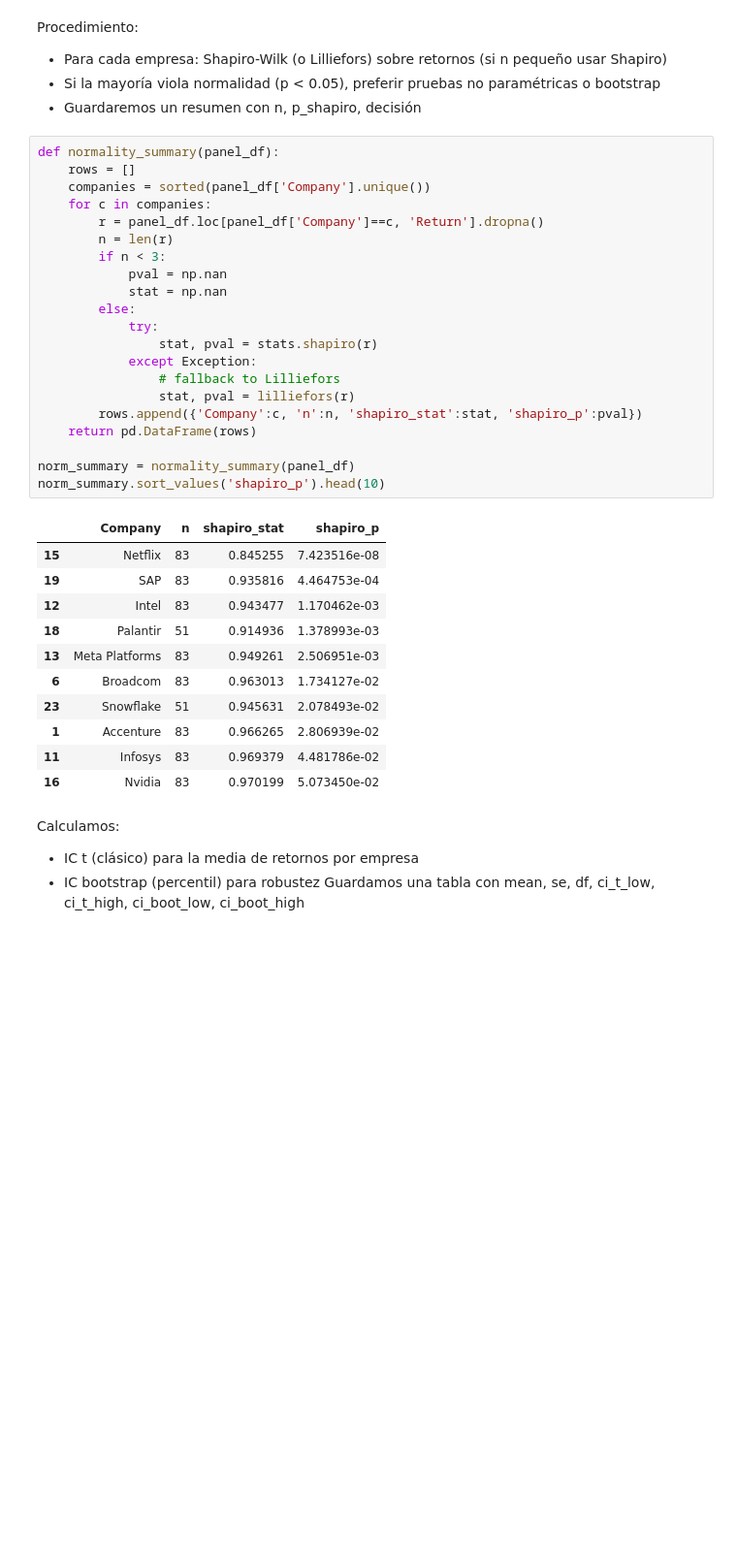
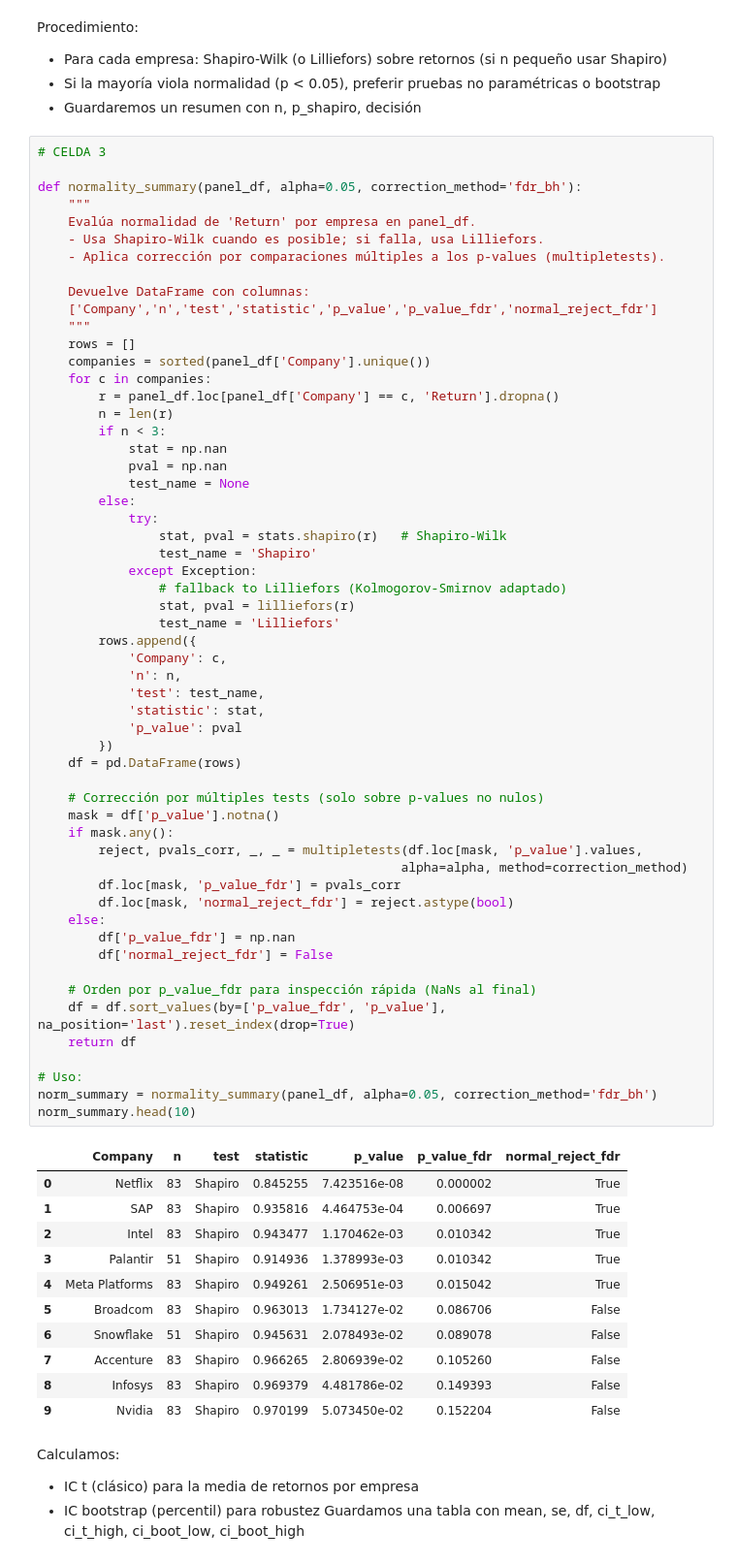
Before and after one commit to fabio2k3/AlphaTech-Analyzer, a Jupyter notebook: notebooks/inference.ipynb, the cells around one changed output. Shown at 97% size. Drawn from its saved outputs; the diff is of its cells as text; blank space fills up the shorter version.

```diff
--- a/notebooks/inference.ipynb
+++ b/notebooks/inference.ipynb
@@ -139,38 +251,73 @@ Procedimiento:
 - Si la mayoría viola normalidad (p < 0.05), preferir pruebas no paramétricas o bootstrap
 - Guardaremos un resumen con n, p_shapiro, decisión
 # %%
-def normality_summary(panel_df):
+# CELDA 3
+
+def normality_summary(panel_df, alpha=0.05, correction_method='fdr_bh'):
+    """
+    Evalúa normalidad de 'Return' por empresa en panel_df.
+    - Usa Shapiro-Wilk cuando es posible; si falla, usa Lilliefors.
+    - Aplica corrección por comparaciones múltiples a los p-values (multipletests).
+
+    Devuelve DataFrame con columnas:
+    ['Company','n','test','statistic','p_value','p_value_fdr','normal_reject_fdr']
+    """
     rows = []
     companies = sorted(panel_df['Company'].unique())
     for c in companies:
-        r = panel_df.loc[panel_df['Company']==c, 'Return'].dropna()
+        r = panel_df.loc[panel_df['Company'] == c, 'Return'].dropna()
         n = len(r)
         if n < 3:
+            stat = np.nan
             pval = np.nan
-            stat = np.nan
+            test_name = None
         else:
             try:
-                stat, pval = stats.shapiro(r)
+                stat, pval = stats.shapiro(r)   # Shapiro-Wilk
+                test_name = 'Shapiro'
             except Exception:
-                # fallback to Lilliefors
+                # fallback to Lilliefors (Kolmogorov-Smirnov adaptado)
                 stat, pval = lilliefors(r)
-        rows.append({'Company':c, 'n':n, 'shapiro_stat':stat, 'shapiro_p':pval})
-    return pd.DataFrame(rows)
+                test_name = 'Lilliefors'
+        rows.append({
+            'Company': c,
+            'n': n,
+            'test': test_name,
+            'statistic': stat,
+            'p_value': pval
+        })
+    df = pd.DataFrame(rows)
 
-norm_summary = normality_summary(panel_df)
-norm_summary.sort_values('shapiro_p').head(10)
+    # Corrección por múltiples tests (solo sobre p-values no nulos)
+    mask = df['p_value'].notna()
+    if mask.any():
+        reject, pvals_corr, _, _ = multipletests(df.loc[mask, 'p_value'].values,
+                                                alpha=alpha, method=correction_method)
+        df.loc[mask, 'p_value_fdr'] = pvals_corr
+        df.loc[mask, 'normal_reject_fdr'] = reject.astype(bool)
+    else:
+        df['p_value_fdr'] = np.nan
+        df['normal_reject_fdr'] = False
+
+    # Orden por p_value_fdr para inspección rápida (NaNs al final)
+    df = df.sort_values(by=['p_value_fdr', 'p_value'], na_position='last').reset_index(drop=True)
+    return df
+
+# Uso:
+norm_summary = normality_summary(panel_df, alpha=0.05, correction_method='fdr_bh')
+norm_summary.head(10)
 # %% [output]
-|  | Company | n | shapiro_stat | shapiro_p |
-| 15 | Netflix | 83 | 0.845255 | 7.423516e-08 |
-| 19 | SAP | 83 | 0.935816 | 4.464753e-04 |
-| 12 | Intel | 83 | 0.943477 | 1.170462e-03 |
-| 18 | Palantir | 51 | 0.914936 | 1.378993e-03 |
-| 13 | Meta Platforms | 83 | 0.949261 | 2.506951e-03 |
-| 6 | Broadcom | 83 | 0.963013 | 1.734127e-02 |
-| 23 | Snowflake | 51 | 0.945631 | 2.078493e-02 |
-| 1 | Accenture | 83 | 0.966265 | 2.806939e-02 |
-| 11 | Infosys | 83 | 0.969379 | 4.481786e-02 |
-| 16 | Nvidia | 83 | 0.970199 | 5.073450e-02 |
+|  | Company | n | test | statistic | p_value | p_value_fdr | normal_reject_fdr |
+| 0 | Netflix | 83 | Shapiro | 0.845255 | 7.423516e-08 | 0.000002 | True |
+| 1 | SAP | 83 | Shapiro | 0.935816 | 4.464753e-04 | 0.006697 | True |
+| 2 | Intel | 83 | Shapiro | 0.943477 | 1.170462e-03 | 0.010342 | True |
+| 3 | Palantir | 51 | Shapiro | 0.914936 | 1.378993e-03 | 0.010342 | True |
+| 4 | Meta Platforms | 83 | Shapiro | 0.949261 | 2.506951e-03 | 0.015042 | True |
+| 5 | Broadcom | 83 | Shapiro | 0.963013 | 1.734127e-02 | 0.086706 | False |
+| 6 | Snowflake | 51 | Shapiro | 0.945631 | 2.078493e-02 | 0.089078 | False |
+| 7 | Accenture | 83 | Shapiro | 0.966265 | 2.806939e-02 | 0.105260 | False |
+| 8 | Infosys | 83 | Shapiro | 0.969379 | 4.481786e-02 | 0.149393 | False |
+| 9 | Nvidia | 83 | Shapiro | 0.970199 | 5.073450e-02 | 0.152204 | False |
 # %% [markdown]
 Calculamos:
 - IC t (clásico) para la media de retornos por empresa
```
Also changed, not shown: parts of 12 cells of this notebook, 7 other files.
